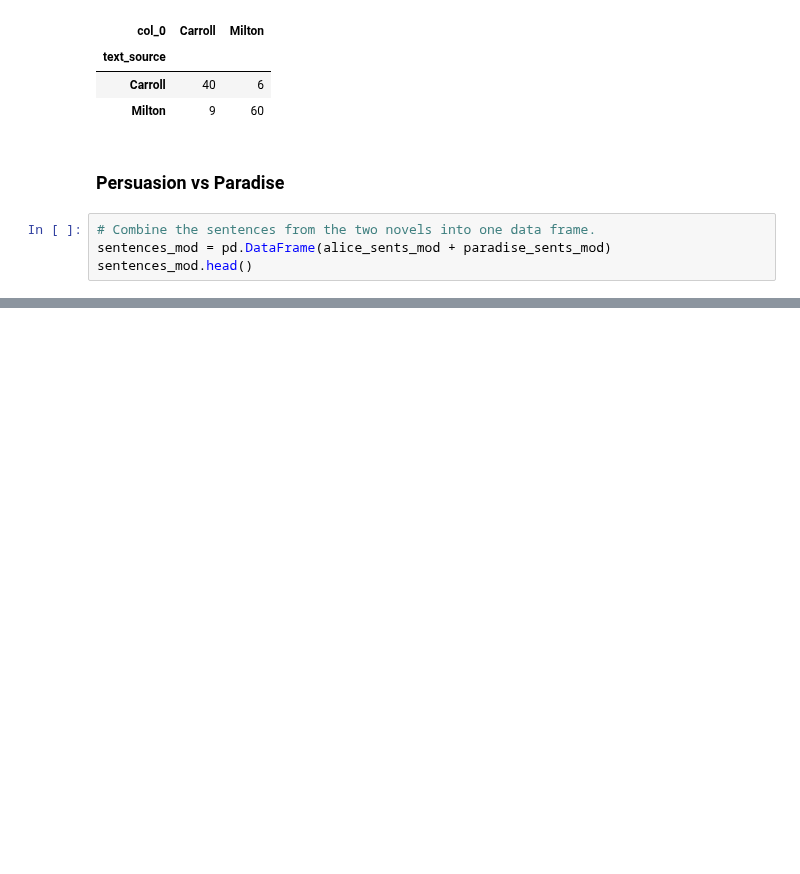
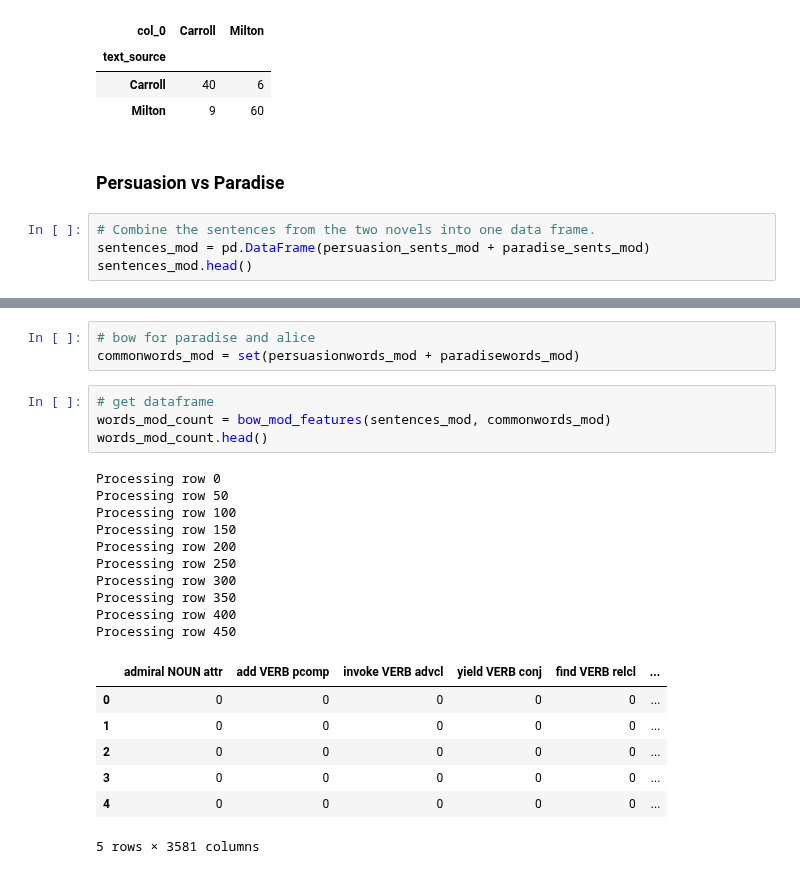
Before and after one commit to 26Jinx/Thinkful, a Jupyter notebook: Unit4/4_Natural_Language_Processing/2_Supervised_NLP.ipynb, the cells around one changed output, grey strips where cells are left out. Drawn from its saved outputs; the diff is of its cells as text; blank space fills up the shorter version.

Commit message:
persuasion vs paradise

```diff
--- a/Unit4/4_Natural_Language_Processing/2_Supervised_NLP.ipynb
+++ b/Unit4/4_Natural_Language_Processing/2_Supervised_NLP.ipynb
@@ -527,5 +527,5 @@ pd.crosstab(y_test, y_pred)
 ### Persuasion vs Paradise
 # %%
 # Combine the sentences from the two novels into one data frame.
-sentences_mod = pd.DataFrame(alice_sents_mod + paradise_sents_mod)
+sentences_mod = pd.DataFrame(persuasion_sents_mod + paradise_sents_mod)
 sentences_mod.head()
@@ -531,0 +539,25 @@ sentences_mod.head()
+# %%
+# bow for paradise and alice
+commonwords_mod = set(persuasionwords_mod + paradisewords_mod)
+# %%
+# get dataframe
+words_mod_count = bow_mod_features(sentences_mod, commonwords_mod)
+words_mod_count.head()
+# %% [output]
+Processing row 0
+Processing row 50
+Processing row 100
+Processing row 150
+Processing row 200
+Processing row 250
+Processing row 300
+Processing row 350
+Processing row 400
+Processing row 450
+|  | admiral NOUN attr | add VERB pcomp | invoke VERB advcl | yield VERB conj | find VERB relcl | ... |
+| 0 | 0 | 0 | 0 | 0 | 0 | ... |
+| 1 | 0 | 0 | 0 | 0 | 0 | ... |
+| 2 | 0 | 0 | 0 | 0 | 0 | ... |
+| 3 | 0 | 0 | 0 | 0 | 0 | ... |
+| 4 | 0 | 0 | 0 | 0 | 0 | ... |
+5 rows × 3581 columns
```
Also changed, not shown: parts of 1 cell of this notebook.
